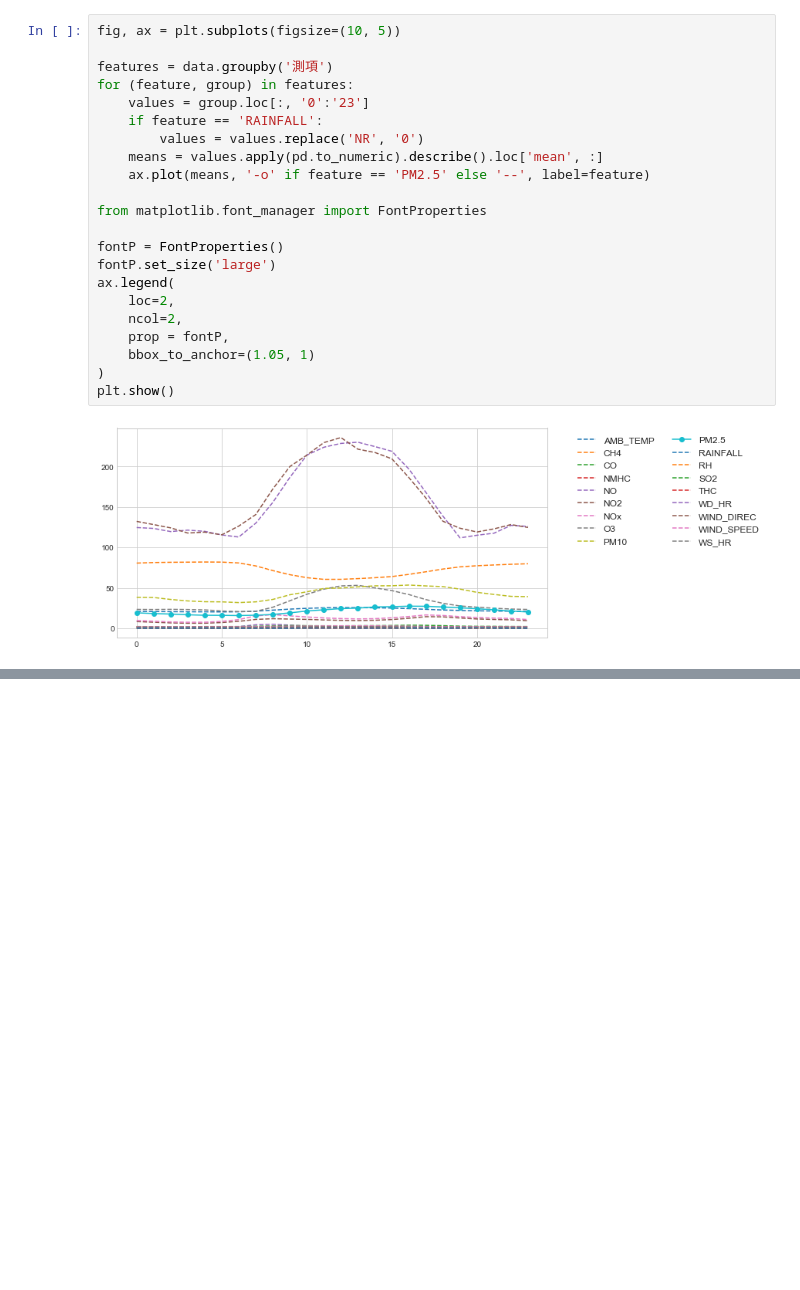
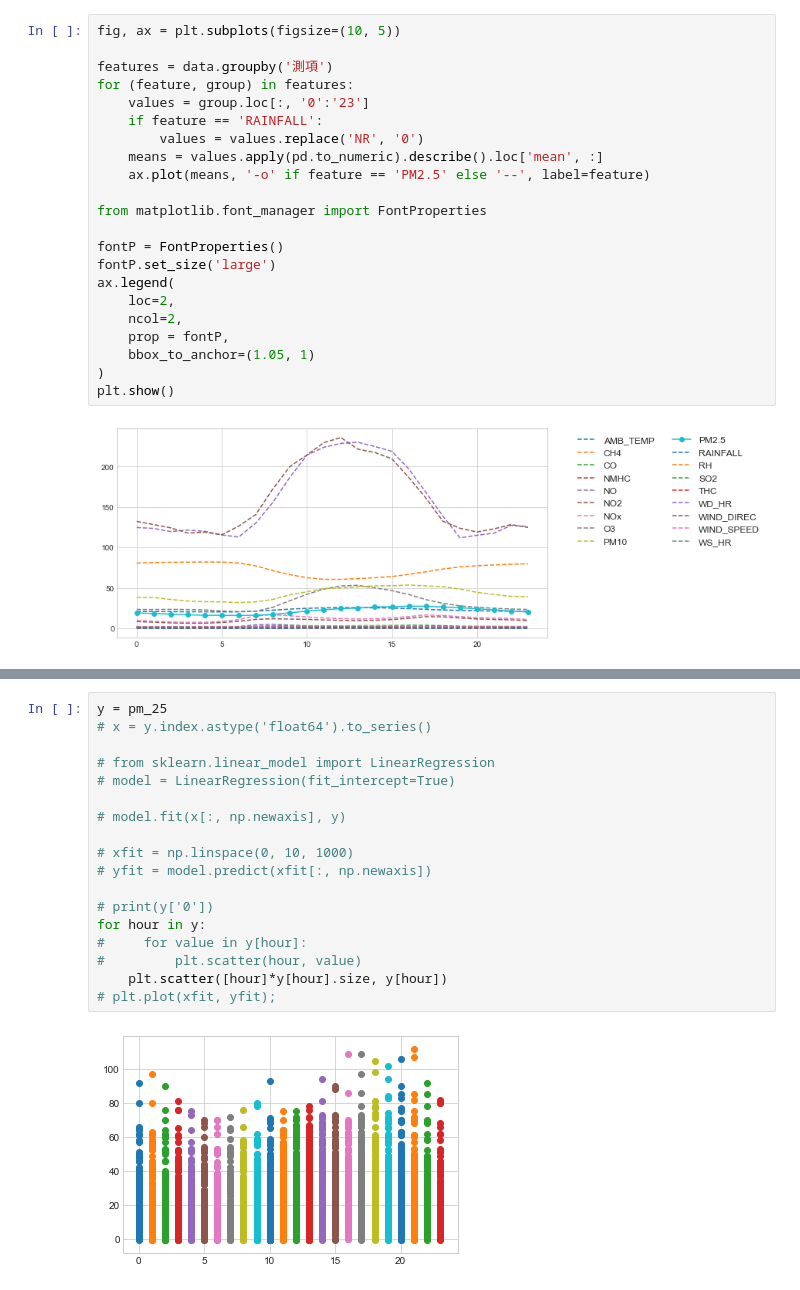
Before and after one commit to RichoHan/machine-learning, a Jupyter notebook: session-1-pm2.5-prediction/data-overview.ipynb, the cells around one changed output, grey strips where cells are left out. Saved outputs shown, nothing was run; the diff lists cells and outputs as text; blank space fills up the shorter version.

```diff
--- a/session-1-pm2.5-prediction/data-overview.ipynb
+++ b/session-1-pm2.5-prediction/data-overview.ipynb
@@ -110,0 +139,20 @@ plt.show()
+# %%
+y = pm_25
+# x = y.index.astype('float64').to_series()
+
+# from sklearn.linear_model import LinearRegression
+# model = LinearRegression(fit_intercept=True)
+
+# model.fit(x[:, np.newaxis], y)
+
+# xfit = np.linspace(0, 10, 1000)
+# yfit = model.predict(xfit[:, np.newaxis])
+
+# print(y['0'])
+for hour in y:
+#     for value in y[hour]:
+#         plt.scatter(hour, value)
+    plt.scatter([hour]*y[hour].size, y[hour])
+# plt.plot(xfit, yfit);
+# %% [output]
+[figure, added]
```
Also changed, not shown: parts of 2 cells of this notebook, 1 other file.
